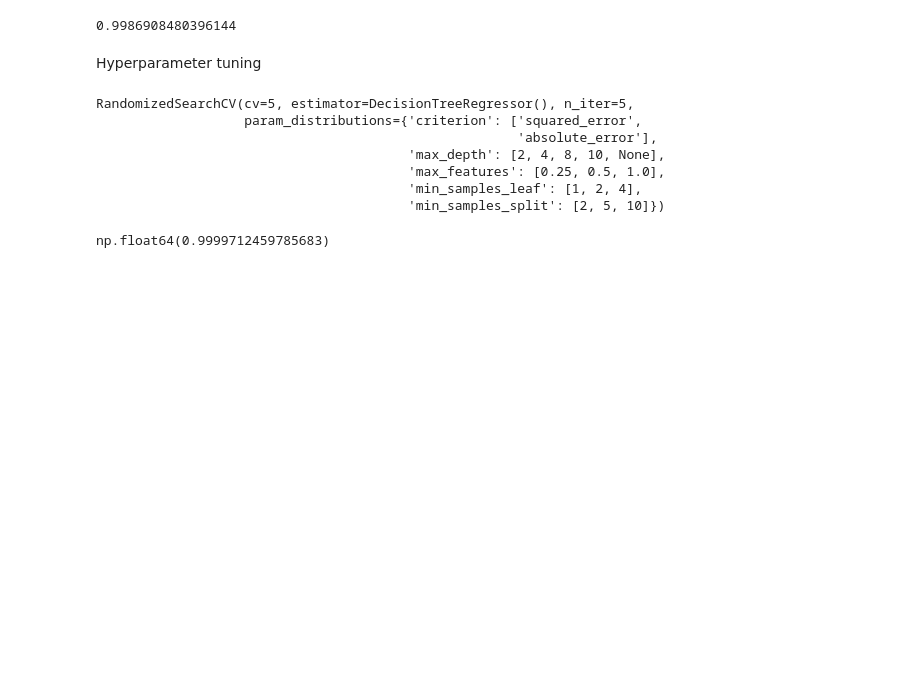
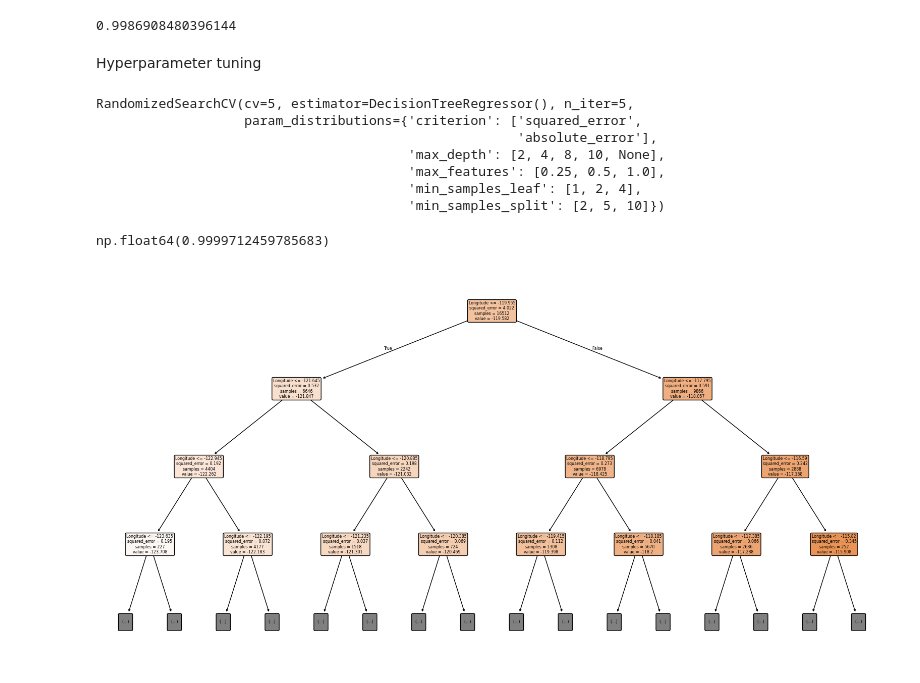
Before and after one commit to Omii04/Machine-Learning, a Jupyter notebook: 61Decision Tree.ipynb, the cells around one changed output. Drawn from its saved outputs; the diff is of its cells as text; code cells hidden in the pictures; blank space fills up the shorter version.

```diff
--- a/61Decision Tree.ipynb
+++ b/61Decision Tree.ipynb
@@ -66,3 +66,23 @@ RandomizedSearchCV(cv=5, estimator=DecisionTreeRegressor(), n_iter=5,
 reg.best_score_
 # %% [output]
 np.float64(0.9999712459785683)
+# %%
+import matplotlib.pyplot as plt
+from sklearn.tree import plot_tree
+
+# 1. Extract the best tree
+best_tree = reg.best_estimator_
+
+# 2. Setup the figure size (trees can get very wide!)
+plt.figure(figsize=(20, 10))
+
+# 3. Plot the tree
+plot_tree(best_tree,
+          feature_names=X_train.columns,  # Assumes X_train is a DataFrame
+          filled=True,                    # Colors the nodes by value
+          rounded=True,                   # Makes the boxes look cleaner
+          max_depth=3)                    # Limits view so it's readable
+
+plt.show()
+# %% [output]
+[figure, added]
```
